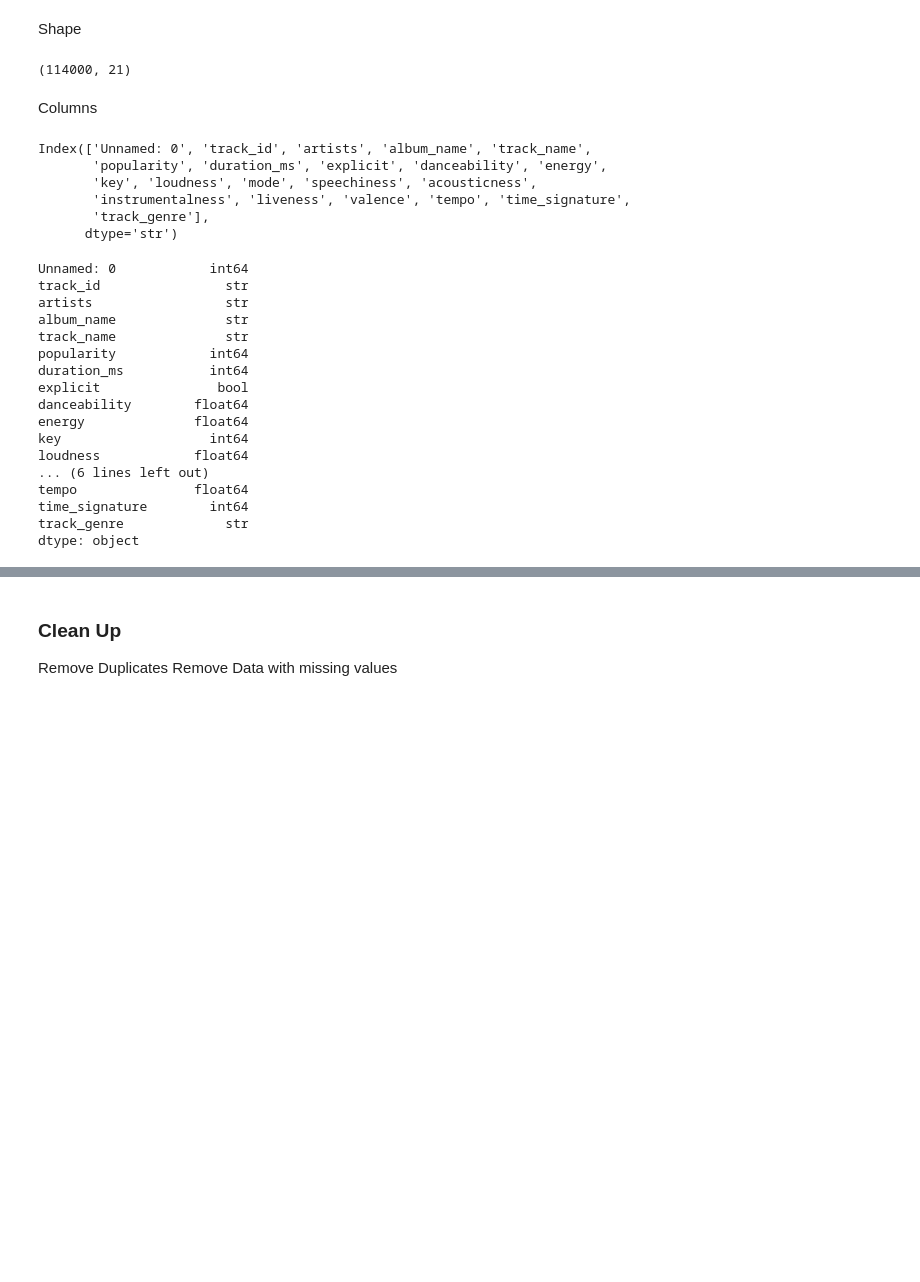
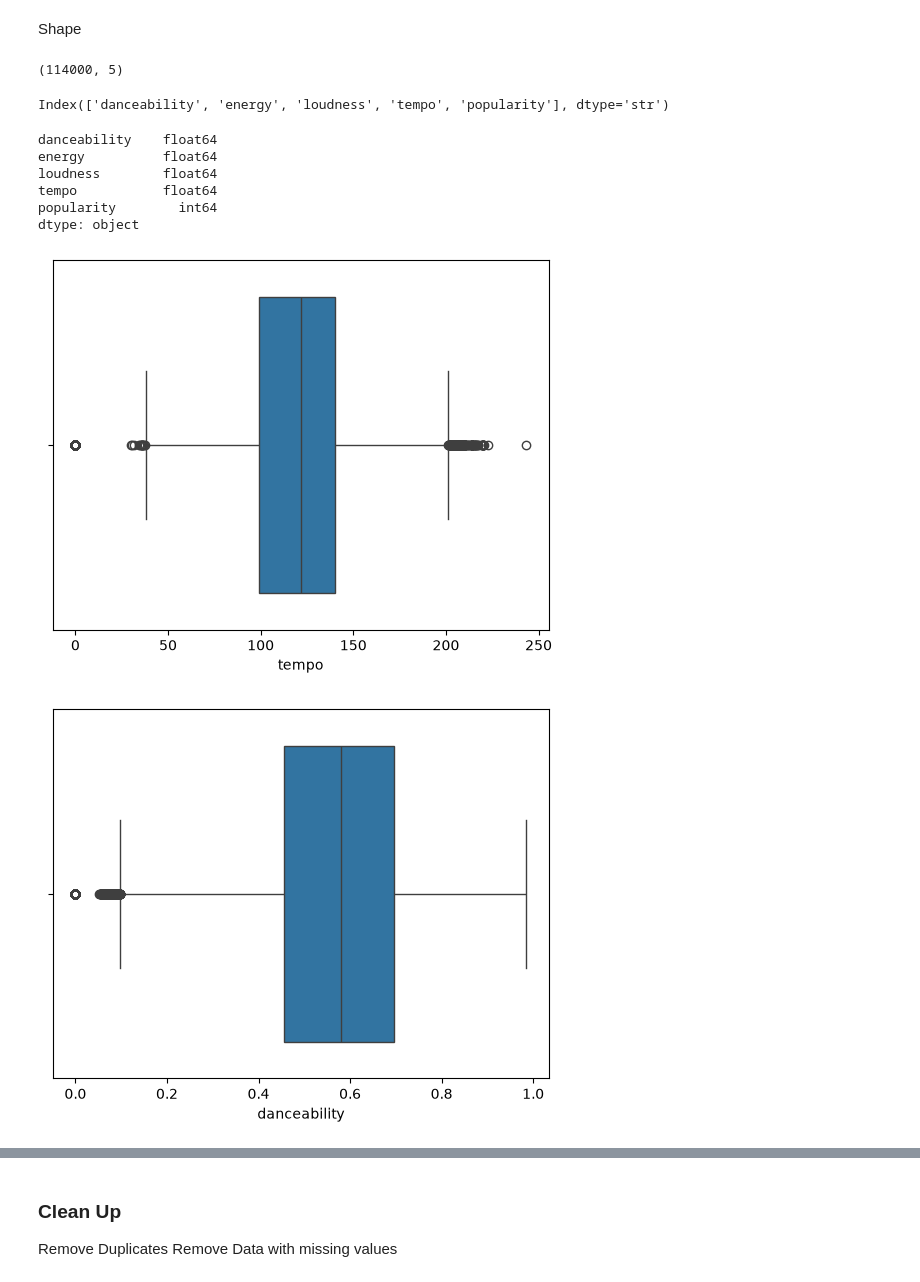
Before and after one commit to meadowchiu-ui/CT4140Project, a Jupyter notebook: milestone2.ipynb, the cells around one changed output, grey strips where cells are left out. Cells and saved outputs as stored; diff of their text form; code cells hidden in the pictures; blank space fills up the shorter version.

```diff
--- a/milestone2.ipynb
+++ b/milestone2.ipynb
@@ -5,5 +15,7 @@
 # %%
 import pandas as pd
 df = pd.read_csv("dataset.csv")
+keep = ["danceability", "energy", "loudness", "tempo", "popularity"]
+df = df[keep]
 df.head
 # %% [output]
@@ -29,35 +38,33 @@ Shape
 # %%
 print(df.shape)
 # %% [output]
-(114000, 21)
+(114000, 5)
-# %% [markdown]
-Columns
 # %%
 print(df.columns)
 # %% [output]
-Index(['Unnamed: 0', 'track_id', 'artists', 'album_name', 'track_name',
-       'popularity', 'duration_ms', 'explicit', 'danceability', 'energy',
-       'key', 'loudness', 'mode', 'speechiness', 'acousticness',
-       'instrumentalness', 'liveness', 'valence', 'tempo', 'time_signature',
-       'track_genre'],
-      dtype='str')
+Index(['danceability', 'energy', 'loudness', 'tempo', 'popularity'], dtype='str')
 # %%
 print(df.dtypes)
 # %% [output]
-Unnamed: 0            int64
-track_id                str
-artists                 str
-album_name              str
-track_name              str
-popularity            int64
-duration_ms           int64
-explicit               bool
-danceability        float64
-energy              float64
-key                   int64
-loudness            float64
-... (6 lines left out)
-tempo               float64
-time_signature        int64
-track_genre             str
+danceability    float64
+energy          float64
+loudness        float64
+tempo           float64
+popularity        int64
 dtype: object
+# %%
+import numpy as np
+import seaborn as sns
+import matplotlib.pyplot as plt
+
+sns.boxplot(x = df ["tempo"])
+plt.show()
+sns.boxplot(x = df ["danceability"])
+plt.show()
+sns.boxplot(x = df ["energy"])
+plt.show()
+sns.boxplot(x = df ["loudness"])
+plt.show()
+# %% [output]
+[figure, added]
+[figure, added]
```
Also changed, not shown: parts of 21 cells of this notebook.
